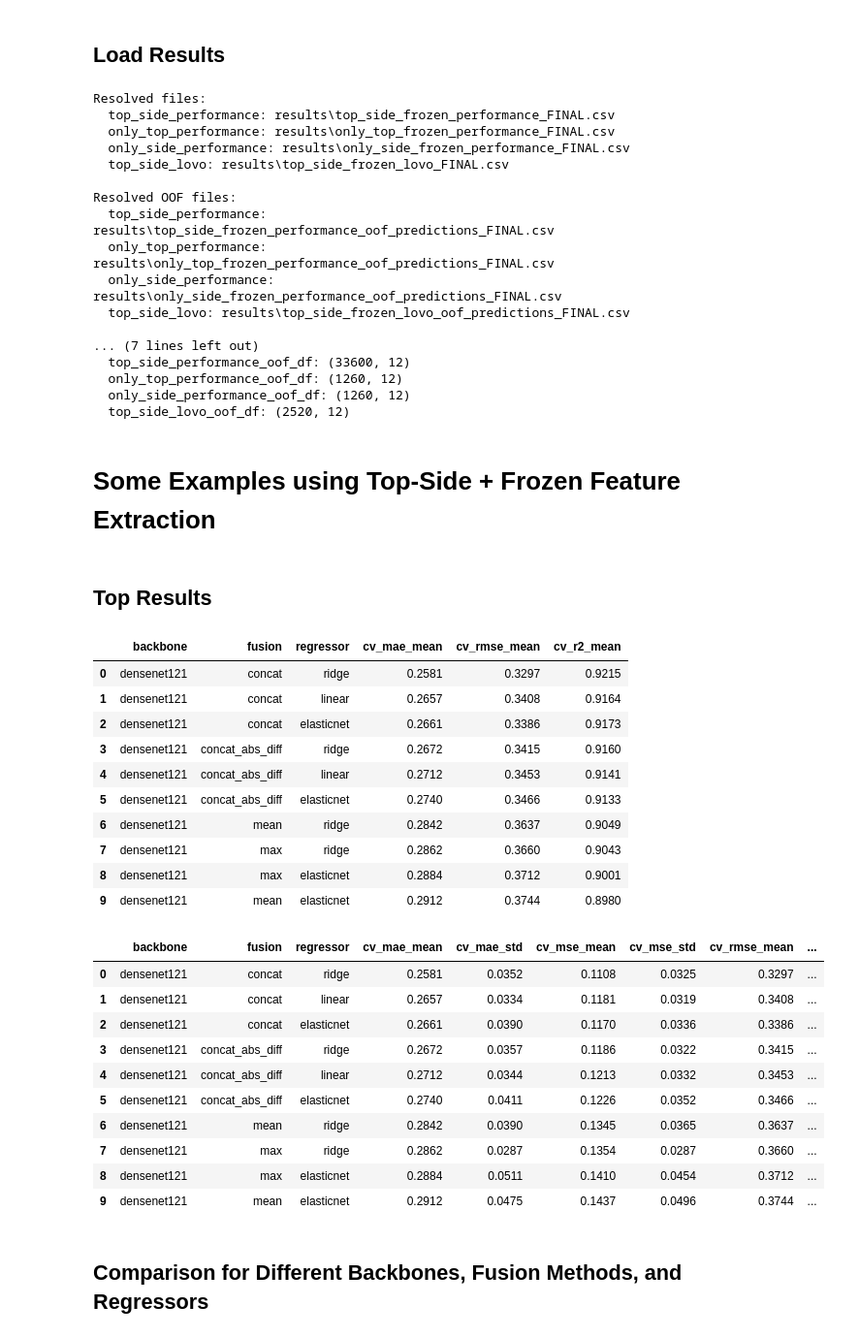
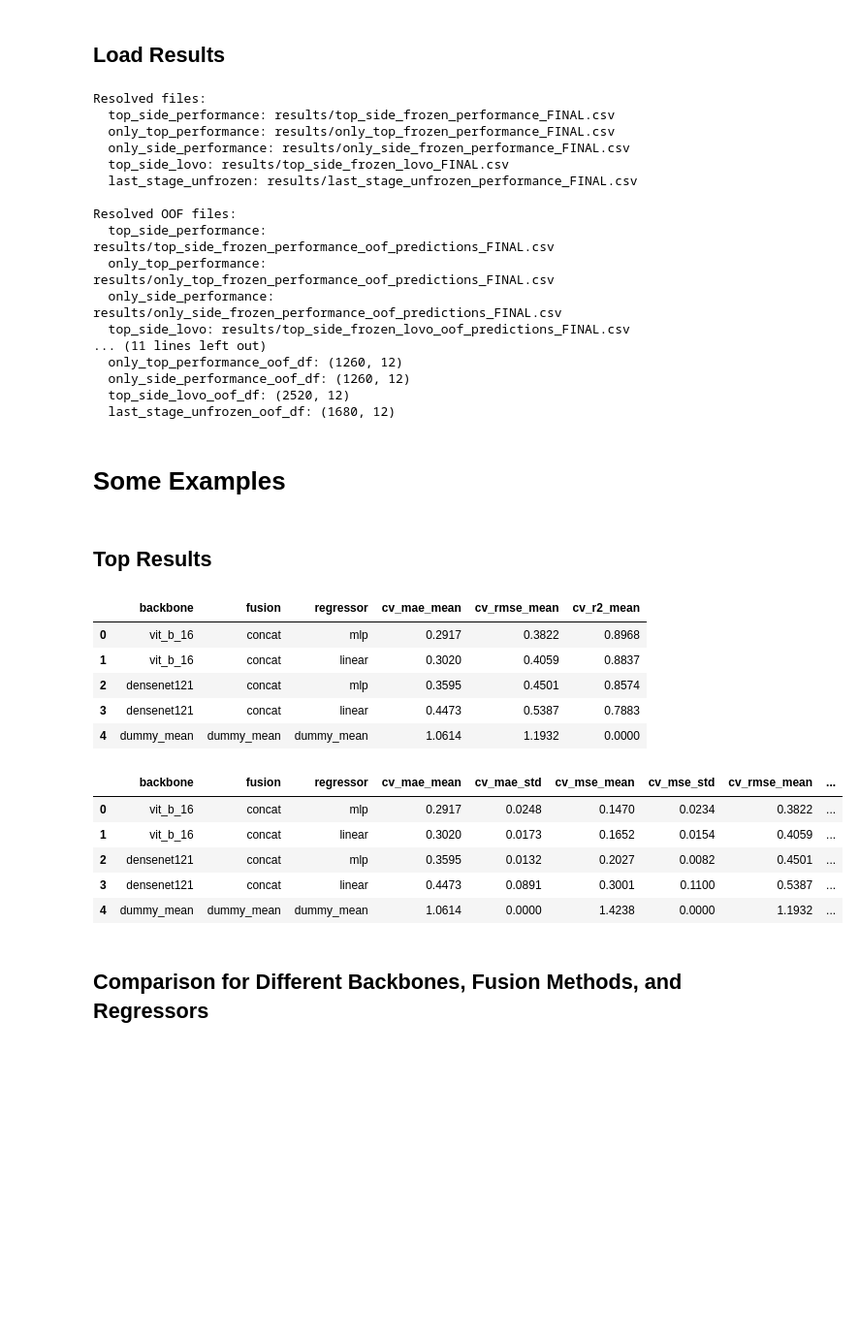
Before and after one commit to MineaSolas/ComputerVisionProject, a Jupyter notebook: results_analysis.ipynb, the cells around one changed output. Shown at 97% size. Saved outputs shown, nothing was run; the diff lists cells and outputs as text; code cells hidden in the pictures; blank space fills up the shorter version.

Commit message:
Combine results of trainable pipeline

```diff
--- a/results_analysis.ipynb
+++ b/results_analysis.ipynb
@@ -14,6 +14,7 @@ RESULT_FILE_SPECS = {
     "only_top_performance": "only_top_frozen_performance_FINAL.csv",
     "only_side_performance": "only_side_frozen_performance_FINAL.csv",
     "top_side_lovo": "top_side_frozen_lovo_FINAL.csv",
+    "last_stage_unfrozen_performance": "last_stage_unfrozen_performance_FINAL.csv"
 }
 
 OOF_FILE_SPECS = {
@@ -21,6 +22,7 @@ OOF_FILE_SPECS = {
     "only_top_performance": "only_top_frozen_performance_oof_predictions_FINAL.csv",
     "only_side_performance": "only_side_frozen_performance_oof_predictions_FINAL.csv",
     "top_side_lovo": "top_side_frozen_lovo_oof_predictions_FINAL.csv",
+    "last_stage_unfrozen": "last_stage_unfrozen_oof_predictions_FINAL.csv"
 }
 
 pd.set_option("display.max_rows", 200)
@@ -46,16 +48,23 @@ top_side_lovo_df = load_result_csv(
     resolve_result_file(RESULT_FILE_SPECS["top_side_lovo"], results_dir=OUTPUT_DIR),
     experiment_name="top_side_lovo", results_dir=OUTPUT_DIR)
 
+last_stage_unfrozen_df = load_result_csv(
+    resolve_result_file(RESULT_FILE_SPECS["last_stage_unfrozen_performance"], results_dir=OUTPUT_DIR),
+    experiment_name="last_stage_unfrozen", results_dir=OUTPUT_DIR
+)
+
 top_side_performance_oof_df = pd.read_csv(resolve_result_file(OOF_FILE_SPECS["top_side_performance"], results_dir=OUTPUT_DIR))
 only_top_performance_oof_df = pd.read_csv(resolve_result_file(OOF_FILE_SPECS["only_top_performance"], results_dir=OUTPUT_DIR))
 only_side_performance_oof_df = pd.read_csv(resolve_result_file(OOF_FILE_SPECS["only_side_performance"], results_dir=OUTPUT_DIR))
 top_side_lovo_oof_df = pd.read_csv(resolve_result_file(OOF_FILE_SPECS["top_side_lovo"], results_dir=OUTPUT_DIR))
+last_stage_unfrozen_oof_df = pd.read_csv(resolve_result_file(OOF_FILE_SPECS["last_stage_unfrozen"], results_dir=OUTPUT_DIR))
 
 resolved_files = {
     "top_side_performance": resolve_result_file(RESULT_FILE_SPECS["top_side_performance"], results_dir=OUTPUT_DIR),
     "only_top_performance": resolve_result_file(RESULT_FILE_SPECS["only_top_performance"], results_dir=OUTPUT_DIR),
     "only_side_performance": resolve_result_file(RESULT_FILE_SPECS["only_side_performance"], results_dir=OUTPUT_DIR),
     "top_side_lovo": resolve_result_file(RESULT_FILE_SPECS["top_side_lovo"], results_dir=OUTPUT_DIR),
+    "last_stage_unfrozen": resolve_result_file(RESULT_FILE_SPECS["last_stage_unfrozen_performance"], results_dir=OUTPUT_DIR),
 }
 
 resolved_oof_files = {
@@ -63,6 +72,7 @@ resolved_oof_files = {
     "only_top_performance": resolve_result_file(OOF_FILE_SPECS["only_top_performance"], results_dir=OUTPUT_DIR),
     "only_side_performance": resolve_result_file(OOF_FILE_SPECS["only_side_performance"], results_dir=OUTPUT_DIR),
     "top_side_lovo": resolve_result_file(OOF_FILE_SPECS["top_side_lovo"], results_dir=OUTPUT_DIR),
+    "last_stage_unfrozen": resolve_result_file(OOF_FILE_SPECS["last_stage_unfrozen"], results_dir=OUTPUT_DIR),
 }
 
 print("Resolved files:")
@@ -80,59 +90,51 @@ print("  top_side_performance_df:", top_side_performance_df.shape)
 print("  only_top_performance_df:", only_top_performance_df.shape)
 print("  only_side_performance_df:", only_side_performance_df.shape)
 print("  top_side_lovo_df:", top_side_lovo_df.shape)
+print("  last_stage_unfrozen_df:", last_stage_unfrozen_df.shape)
 print()
 print("OOF shapes:")
 print("  top_side_performance_oof_df:", top_side_performance_oof_df.shape)
 print("  only_top_performance_oof_df:", only_top_performance_oof_df.shape)
 print("  only_side_performance_oof_df:", only_side_performance_oof_df.shape)
 print("  top_side_lovo_oof_df:", top_side_lovo_oof_df.shape)
+print("  last_stage_unfrozen_oof_df:", last_stage_unfrozen_oof_df.shape)
 # %% [output]
 Resolved files:
-  top_side_performance: results\top_side_frozen_performance_FINAL.csv
-  only_top_performance: results\only_top_frozen_performance_FINAL.csv
-  only_side_performance: results\only_side_frozen_performance_FINAL.csv
-  top_side_lovo: results\top_side_frozen_lovo_FINAL.csv
+  top_side_performance: results/top_side_frozen_performance_FINAL.csv
+  only_top_performance: results/only_top_frozen_performance_FINAL.csv
+  only_side_performance: results/only_side_frozen_performance_FINAL.csv
+  top_side_lovo: results/top_side_frozen_lovo_FINAL.csv
+  last_stage_unfrozen: results/last_stage_unfrozen_performance_FINAL.csv
 
 Resolved OOF files:
-  top_side_performance: results\top_side_frozen_performance_oof_predictions_FINAL.csv
-  only_top_performance: results\only_top_frozen_performance_oof_predictions_FINAL.csv
-  only_side_performance: results\only_side_frozen_performance_oof_predictions_FINAL.csv
-  top_side_lovo: results\top_side_frozen_lovo_oof_predictions_FINAL.csv
-
-... (7 lines left out)
-  top_side_performance_oof_df: (33600, 12)
+  top_side_performance: results/top_side_frozen_performance_oof_predictions_FINAL.csv
+  only_top_performance: results/only_top_frozen_performance_oof_predictions_FINAL.csv
+  only_side_performance: results/only_side_frozen_performance_oof_predictions_FINAL.csv
+  top_side_lovo: results/top_side_frozen_lovo_oof_predictions_FINAL.csv
+... (11 lines left out)
   only_top_performance_oof_df: (1260, 12)
   only_side_performance_oof_df: (1260, 12)
   top_side_lovo_oof_df: (2520, 12)
+  last_stage_unfrozen_oof_df: (1680, 12)
 # %% [markdown]
-# Some Examples using Top-Side + Frozen Feature Extraction
+# Some Examples
 # %% [markdown]
 ## Top Results
 # %%
-show_top(top_side_performance_df, n=10, metric="cv_mae_mean")
+show_top(last_stage_unfrozen_df, n=10, metric="cv_mae_mean")
 # %% [output]
 |  | backbone | fusion | regressor | cv_mae_mean | cv_rmse_mean | cv_r2_mean |
-| 0 | densenet121 | concat | ridge | 0.2581 | 0.3297 | 0.9215 |
-| 1 | densenet121 | concat | linear | 0.2657 | 0.3408 | 0.9164 |
-| 2 | densenet121 | concat | elasticnet | 0.2661 | 0.3386 | 0.9173 |
-| 3 | densenet121 | concat_abs_diff | ridge | 0.2672 | 0.3415 | 0.9160 |
-| 4 | densenet121 | concat_abs_diff | linear | 0.2712 | 0.3453 | 0.9141 |
-| 5 | densenet121 | concat_abs_diff | elasticnet | 0.2740 | 0.3466 | 0.9133 |
-| 6 | densenet121 | mean | ridge | 0.2842 | 0.3637 | 0.9049 |
-| 7 | densenet121 | max | ridge | 0.2862 | 0.3660 | 0.9043 |
-| 8 | densenet121 | max | elasticnet | 0.2884 | 0.3712 | 0.9001 |
-| 9 | densenet121 | mean | elasticnet | 0.2912 | 0.3744 | 0.8980 |
+| 0 | vit_b_16 | concat | mlp | 0.2917 | 0.3822 | 0.8968 |
+| 1 | vit_b_16 | concat | linear | 0.3020 | 0.4059 | 0.8837 |
+| 2 | densenet121 | concat | mlp | 0.3595 | 0.4501 | 0.8574 |
+| 3 | densenet121 | concat | linear | 0.4473 | 0.5387 | 0.7883 |
+| 4 | dummy_mean | dummy_mean | dummy_mean | 1.0614 | 1.1932 | 0.0000 |
 |  | backbone | fusion | regressor | cv_mae_mean | cv_mae_std | cv_mse_mean | cv_mse_std | cv_rmse_mean | ... |
-| 0 | densenet121 | concat | ridge | 0.2581 | 0.0352 | 0.1108 | 0.0325 | 0.3297 | ... |
-| 1 | densenet121 | concat | linear | 0.2657 | 0.0334 | 0.1181 | 0.0319 | 0.3408 | ... |
-| 2 | densenet121 | concat | elasticnet | 0.2661 | 0.0390 | 0.1170 | 0.0336 | 0.3386 | ... |
-| 3 | densenet121 | concat_abs_diff | ridge | 0.2672 | 0.0357 | 0.1186 | 0.0322 | 0.3415 | ... |
-| 4 | densenet121 | concat_abs_diff | linear | 0.2712 | 0.0344 | 0.1213 | 0.0332 | 0.3453 | ... |
-| 5 | densenet121 | concat_abs_diff | elasticnet | 0.2740 | 0.0411 | 0.1226 | 0.0352 | 0.3466 | ... |
-| 6 | densenet121 | mean | ridge | 0.2842 | 0.0390 | 0.1345 | 0.0365 | 0.3637 | ... |
-| 7 | densenet121 | max | ridge | 0.2862 | 0.0287 | 0.1354 | 0.0287 | 0.3660 | ... |
-| 8 | densenet121 | max | elasticnet | 0.2884 | 0.0511 | 0.1410 | 0.0454 | 0.3712 | ... |
-| 9 | densenet121 | mean | elasticnet | 0.2912 | 0.0475 | 0.1437 | 0.0496 | 0.3744 | ... |
+| 0 | vit_b_16 | concat | mlp | 0.2917 | 0.0248 | 0.1470 | 0.0234 | 0.3822 | ... |
+| 1 | vit_b_16 | concat | linear | 0.3020 | 0.0173 | 0.1652 | 0.0154 | 0.4059 | ... |
+| 2 | densenet121 | concat | mlp | 0.3595 | 0.0132 | 0.2027 | 0.0082 | 0.4501 | ... |
+| 3 | densenet121 | concat | linear | 0.4473 | 0.0891 | 0.3001 | 0.1100 | 0.5387 | ... |
+| 4 | dummy_mean | dummy_mean | dummy_mean | 1.0614 | 0.0000 | 1.4238 | 0.0000 | 1.1932 | ... |
 # %% [markdown]
 ## Comparison for Different Backbones, Fusion Methods, and Regressors
 # %%
```
Also changed, not shown: 15 other files.
